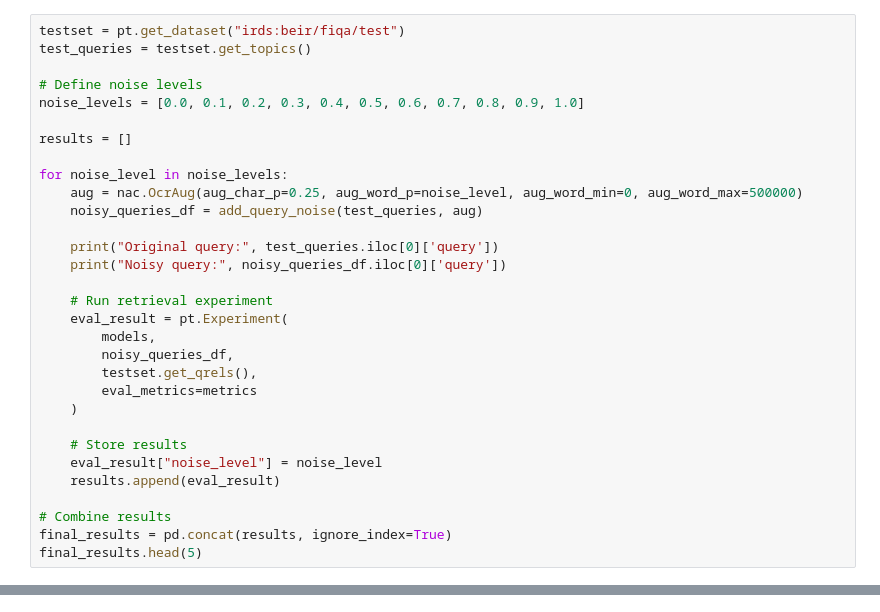
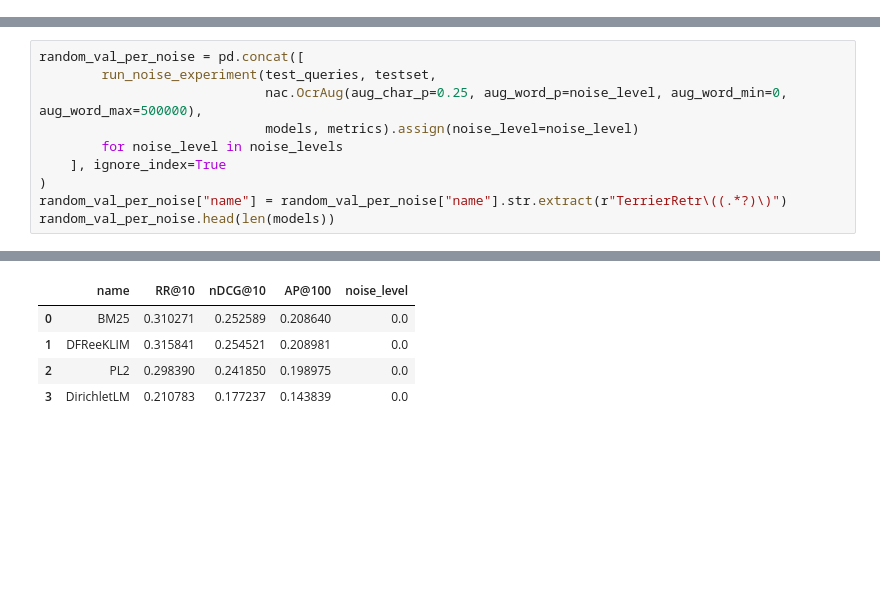
Before and after one commit to begumkoc/IR_Project, a Jupyter notebook: model_comparison.ipynb, the cells around one changed output, grey strips where cells are left out. Saved outputs shown, nothing was run; the diff lists cells and outputs as text; blank space fills up the shorter version.

```diff
--- a/model_comparison.ipynb
+++ b/model_comparison.ipynb
@@ -69,31 +39,0 @@ Noisy Query: wheke shoo1d i pakr my rainy day emergency fond
-# %%
-testset = pt.get_dataset("irds:beir/fiqa/test")
-test_queries = testset.get_topics()
-
-# Define noise levels
-noise_levels = [0.0, 0.1, 0.2, 0.3, 0.4, 0.5, 0.6, 0.7, 0.8, 0.9, 1.0]
-
-results = []
-
-for noise_level in noise_levels:
-    aug = nac.OcrAug(aug_char_p=0.25, aug_word_p=noise_level, aug_word_min=0, aug_word_max=500000)
-    noisy_queries_df = add_query_noise(test_queries, aug)
-
-    print("Original query:", test_queries.iloc[0]['query'])
-    print("Noisy query:", noisy_queries_df.iloc[0]['query'])
-
-    # Run retrieval experiment
-    eval_result = pt.Experiment(
-        models,
-        noisy_queries_df,
-        testset.get_qrels(),
-        eval_metrics=metrics
-    )
-
-    # Store results
-    eval_result["noise_level"] = noise_level
-    results.append(eval_result)
-
-# Combine results
-final_results = pd.concat(results, ignore_index=True)
-final_results.head(5)
@@ -123,0 +40,11 @@ Noisy query: wheke 8hou1d i pakr my kainy day emek9ency fond
+# %%
+random_val_per_noise = pd.concat([
+        run_noise_experiment(test_queries, testset,
+                             nac.OcrAug(aug_char_p=0.25, aug_word_p=noise_level, aug_word_min=0, aug_word_max=500000),
+                             models, metrics).assign(noise_level=noise_level)
+        for noise_level in noise_levels
+    ], ignore_index=True
+)
+random_val_per_noise["name"] = random_val_per_noise["name"].str.extract(r"TerrierRetr\((.*?)\)")
+random_val_per_noise.head(len(models))
+# %% [output]
@@ -124 +55,6 @@ Noisy query: wheke 8hou1d i pakr my kainy day emek9ency fond
+|  | name | RR@10 | nDCG@10 | AP@100 | noise_level |
+| 0 | BM25 | 0.310271 | 0.252589 | 0.208640 | 0.0 |
+| 1 | DFReeKLIM | 0.315841 | 0.254521 | 0.208981 | 0.0 |
+| 2 | PL2 | 0.298390 | 0.241850 | 0.198975 | 0.0 |
+| 3 | DirichletLM | 0.210783 | 0.177237 | 0.143839 | 0.0 |
 # %%
```
Also changed, not shown: parts of 12 cells of this notebook, 1 other file.
